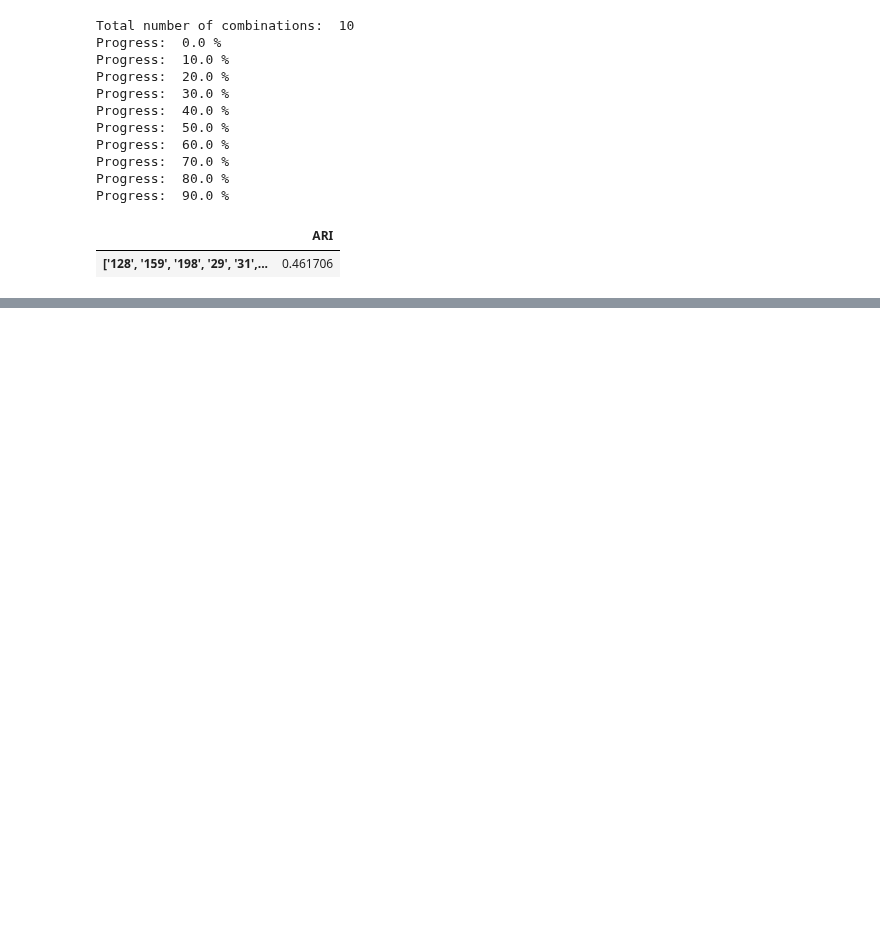
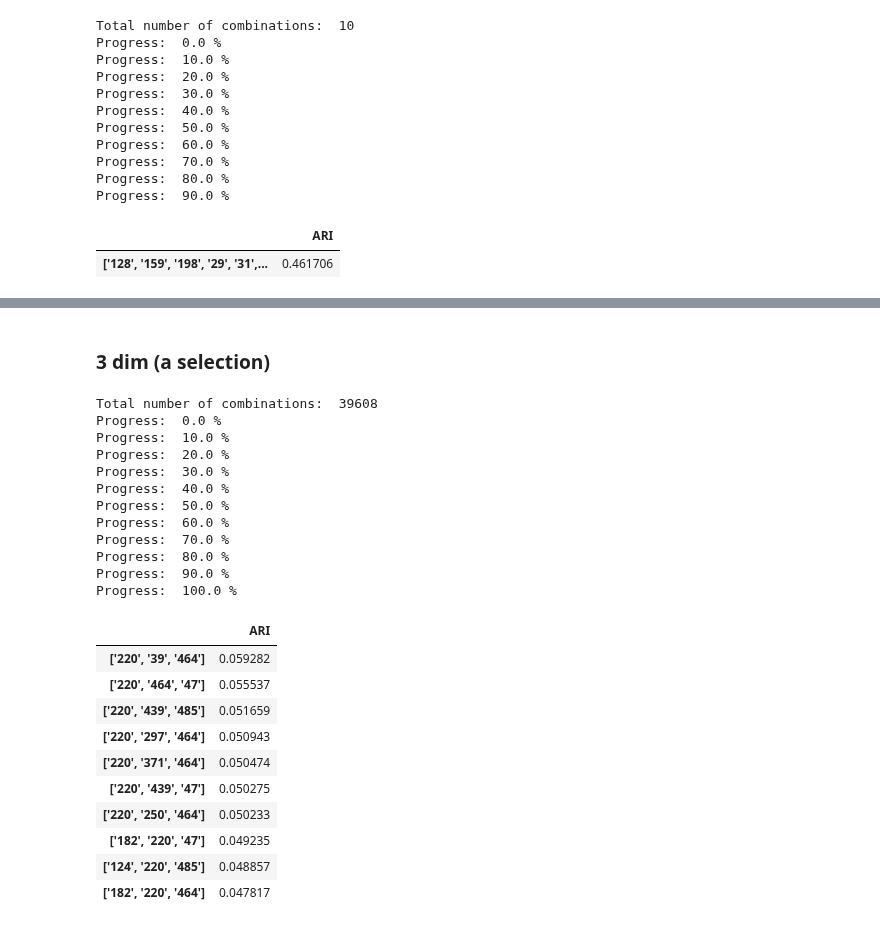
Before and after one commit to ClementineBleuze/WordEmbeddings, a Jupyter notebook: Notebooks_dim_clustering/pos_clustering.ipynb, the cells around one changed output, grey strips where cells are left out. Cells and saved outputs as stored; diff of their text form; code cells hidden in the pictures; blank space fills up the shorter version.

```diff
--- a/Notebooks_dim_clustering/pos_clustering.ipynb
+++ b/Notebooks_dim_clustering/pos_clustering.ipynb
@@ -243,0 +322,36 @@ Progress:  90.0 %
+# %% [markdown]
+### 3 dim (a selection)
+# %%
+# all dimensions encountered up to now
+dims = ["124", "371", "220", "485", "158", "313", "429", "182", "82", "138", "439", "297", "224", "119", "39", "318", "250", "464", "222", "208"]
+dims.sort()
+
+# combinations of 3 dimensions having 2 dimensions in common with the previous combinations
+tuples = [[i,j,str(k)] for i in dims for j in dims for k in range(512) if i < j and j < str(k)]
+
+dim3 = dimension_clustering_with_ARI(un_adj, tuples, "adj")
+dim3.head(10)
+# %% [output]
+Total number of combinations:  39608
+Progress:  0.0 %
+Progress:  10.0 %
+Progress:  20.0 %
+Progress:  30.0 %
+Progress:  40.0 %
+Progress:  50.0 %
+Progress:  60.0 %
+Progress:  70.0 %
+Progress:  80.0 %
+Progress:  90.0 %
+Progress:  100.0 %
+|  | ARI |
+| ['220', '39', '464'] | 0.059282 |
+| ['220', '464', '47'] | 0.055537 |
+| ['220', '439', '485'] | 0.051659 |
+| ['220', '297', '464'] | 0.050943 |
+| ['220', '371', '464'] | 0.050474 |
+| ['220', '439', '47'] | 0.050275 |
+| ['220', '250', '464'] | 0.050233 |
+| ['182', '220', '47'] | 0.049235 |
+| ['124', '220', '485'] | 0.048857 |
+| ['182', '220', '464'] | 0.047817 |
```
Also changed, not shown: parts of 26 cells of this notebook.
